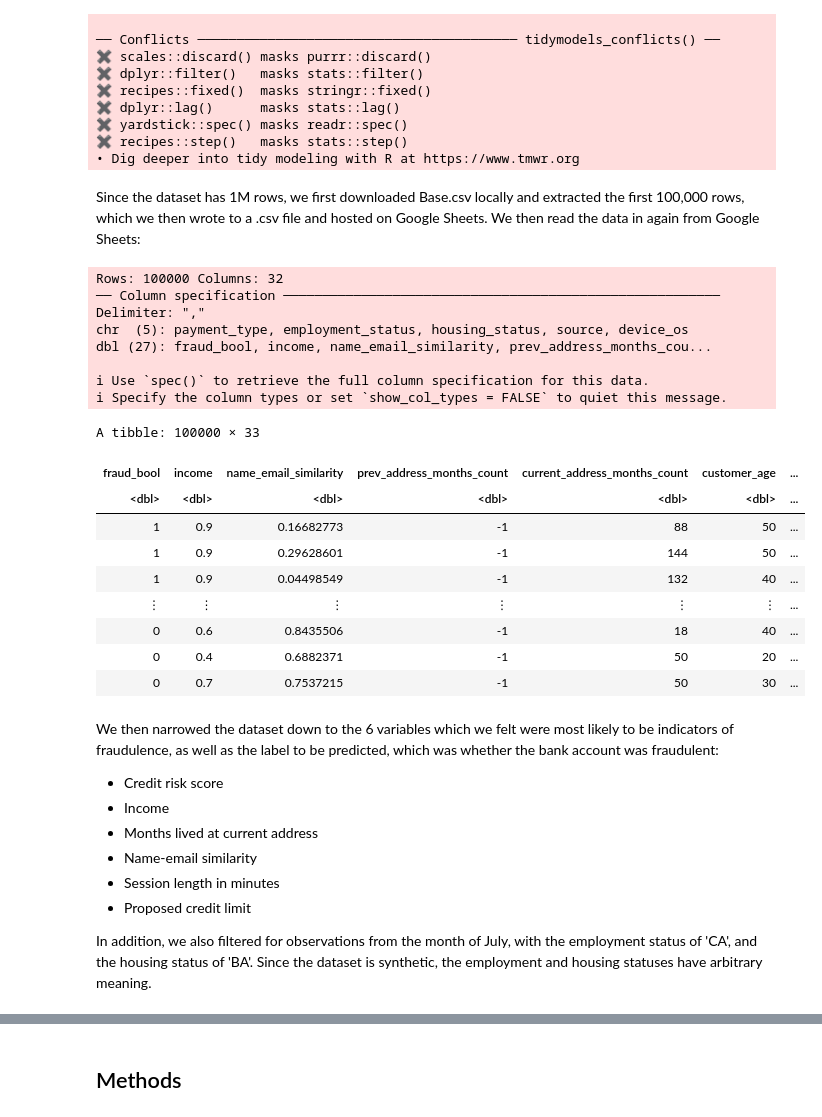
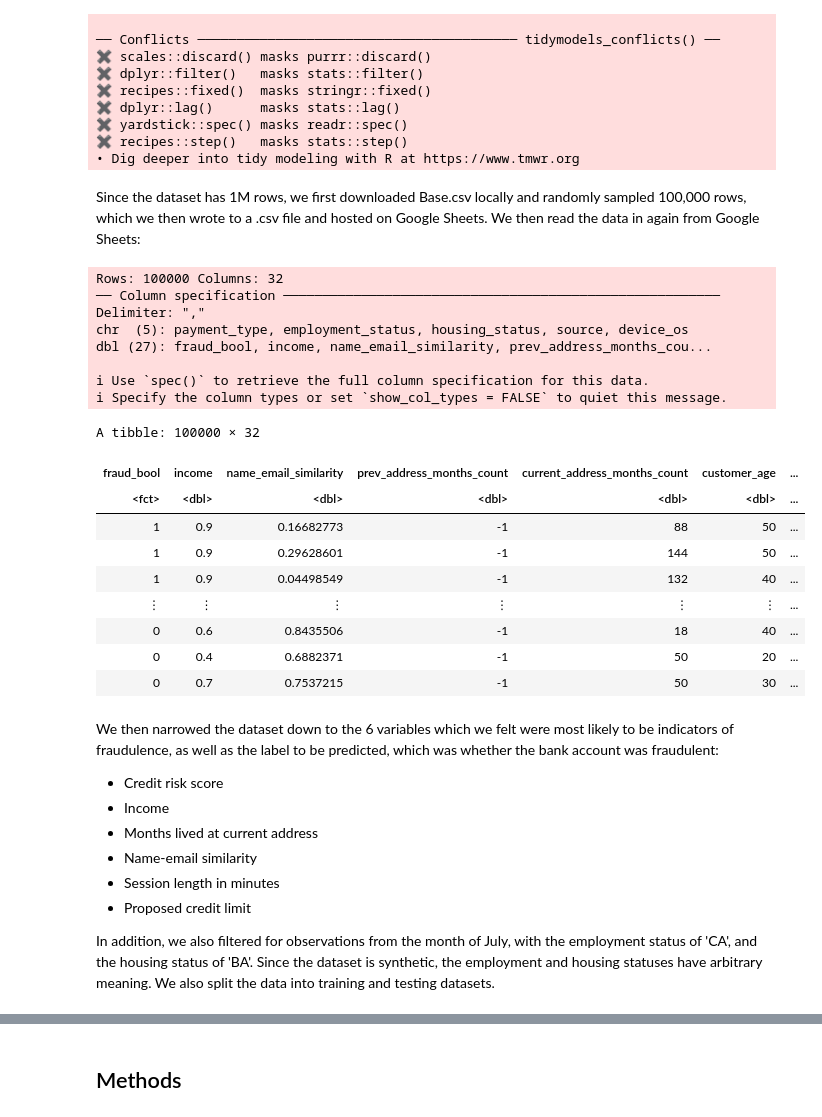
Before and after one commit to aqil18/DSCI100-Term-Project-2022W2, a Jupyter notebook: group_project_proposal.ipynb, the cells around one changed output, grey strips where cells are left out. Cells and saved outputs as stored; diff of their text form; code cells hidden in the pictures.

Commit message:
Finished preliminary data exploration

```diff
--- a/group_project_proposal.ipynb
+++ b/group_project_proposal.ipynb
@@ -49,25 +49,24 @@ options(repr.matrix.max.rows = 6)
 ✖ recipes::step()   masks stats::step()
 • Dig deeper into tidy modeling with R at https://www.tmwr.org
 # %% [markdown]
-Since the dataset has 1M rows, we first downloaded Base.csv locally and extracted the first 100,000 rows, which we then wrote to a .csv file and hosted on Google Sheets. We then read the data in again from Google Sheets:
+Since the dataset has 1M rows, we first downloaded Base.csv locally and randomly sampled 100,000 rows, which we then wrote to a .csv file and hosted on Google Sheets. We then read the data in again from Google Sheets:
 # %%
-fraud_data <- read_csv("https://docs.google.com/spreadsheets/d/e/2PACX-1vRL6hq0R8gYhL5VhHlCOGGSKTea3N54QsEC8zcr5pHwuY2Ly5Zc6G83araSMkzwQF7suK_o6tr-4MEP/pub?output=csv")
-fraud_data <- fraud_data |>
-mutate(fraud_data = as_factor(fraud_bool))
+fraud_data <- read_csv("https://docs.google.com/spreadsheets/d/e/2PACX-1vRL6hq0R8gYhL5VhHlCOGGSKTea3N54QsEC8zcr5pHwuY2Ly5Zc6G83araSMkzwQF7suK_o6tr-4MEP/pub?output=csv")|>
+mutate(fraud_bool=as_factor(fraud_bool))
 
 fraud_data
 # %% [output]
 Rows: 100000 Columns: 32
 ── Column specification ────────────────────────────────────────────────────────
 Delimiter: ","
 chr  (5): payment_type, employment_status, housing_status, source, device_os
 dbl (27): fraud_bool, income, name_email_similarity, prev_address_months_cou...
 
 ℹ Use `spec()` to retrieve the full column specification for this data.
 ℹ Specify the column types or set `show_col_types = FALSE` to quiet this message.
-A tibble: 100000 × 33
+A tibble: 100000 × 32
 | fraud_bool | income | name_email_similarity | prev_address_months_count | current_address_months_count | customer_age | ... |
-| <dbl> | <dbl> | <dbl> | <dbl> | <dbl> | <dbl> | ... |
+| <fct> | <dbl> | <dbl> | <dbl> | <dbl> | <dbl> | ... |
 | 1 | 0.9 | 0.16682773 | -1 | 88 | 50 | ... |
 | 1 | 0.9 | 0.29628601 | -1 | 144 | 50 | ... |
 | 1 | 0.9 | 0.04498549 | -1 | 132 | 40 | ... |
@@ -85,5 +84,5 @@ We then narrowed the dataset down to the 6 variables which we felt were most lik
 - Session length in minutes
 - Proposed credit limit
 
-In addition, we also filtered for observations from the month of July, with the employment status of 'CA', and the housing status of 'BA'. Since the dataset is synthetic, the employment and housing statuses have arbitrary meaning.
+In addition, we also filtered for observations from the month of July, with the employment status of 'CA', and the housing status of 'BA'. Since the dataset is synthetic, the employment and housing statuses have arbitrary meaning. We also split the data into training and testing datasets.
 # %%
```
Also changed, not shown: parts of 11 cells of this notebook.
